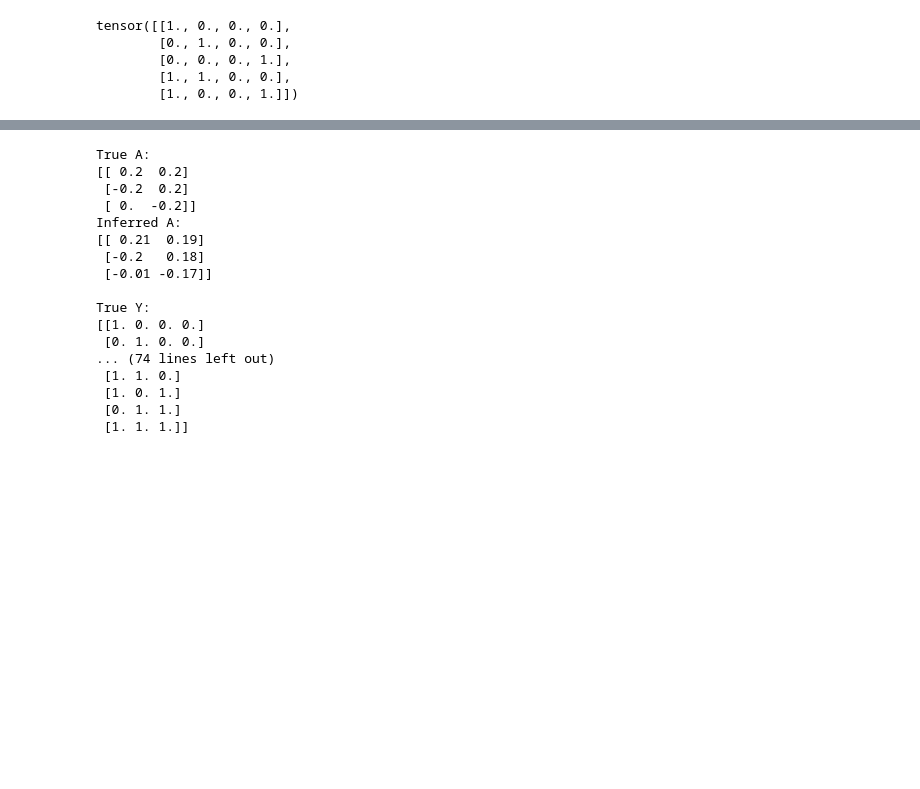
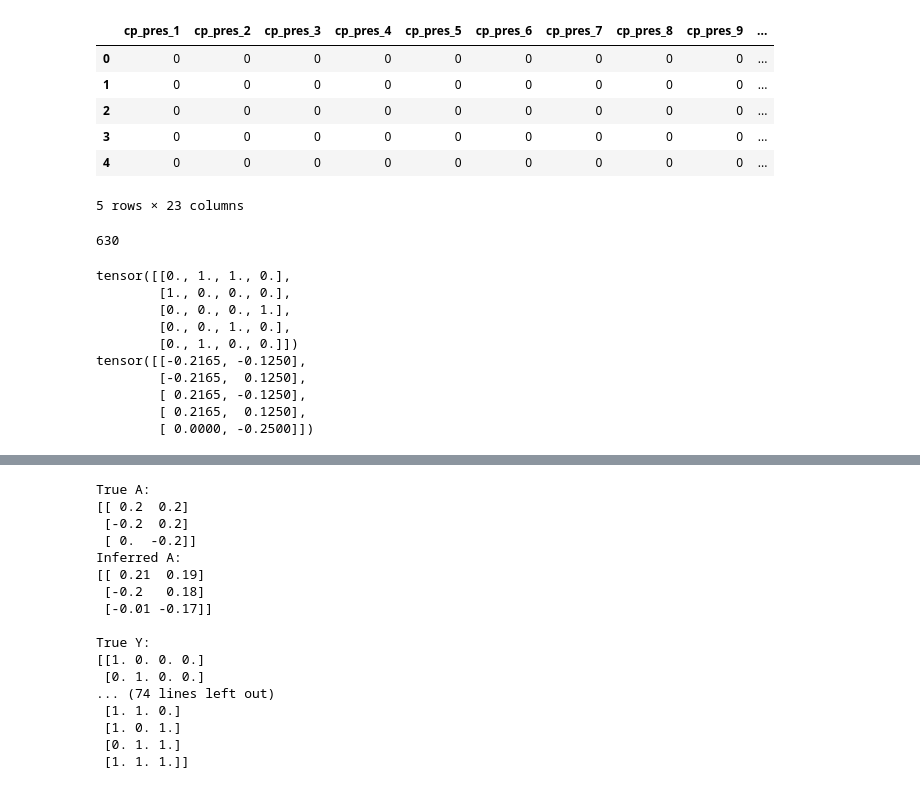
Before and after one commit to dkornai/IBP_method, a Jupyter notebook: test copy.ipynb, the cells around one changed output, grey strips where cells are left out. Saved outputs shown, nothing was run; the diff lists cells and outputs as text; code cells hidden in the pictures; blank space fills up the shorter version.

```diff
--- a/test copy.ipynb
+++ b/test copy.ipynb
@@ -561,0 +8,11 @@ F_dataset = torch.stack(F_dataset)
+# %%
+dataset = pd.read_excel('training_data.xlsx')
+dataset.head()
+# %% [output]
+|  | cp_pres_1 | cp_pres_2 | cp_pres_3 | cp_pres_4 | cp_pres_5 | cp_pres_6 | cp_pres_7 | cp_pres_8 | cp_pres_9 | ... |
+| 0 | 0 | 0 | 0 | 0 | 0 | 0 | 0 | 0 | 0 | ... |
+| 1 | 0 | 0 | 0 | 0 | 0 | 0 | 0 | 0 | 0 | ... |
+| 2 | 0 | 0 | 0 | 0 | 0 | 0 | 0 | 0 | 0 | ... |
+| 3 | 0 | 0 | 0 | 0 | 0 | 0 | 0 | 0 | 0 | ... |
+| 4 | 0 | 0 | 0 | 0 | 0 | 0 | 0 | 0 | 0 | ... |
+5 rows × 23 columns
@@ -562 +49,11 @@ F_dataset = torch.stack(F_dataset)
+# %%
+seq_1 = dataset['cp_pres_1'].to_list()
+seq_1 = [int(x) for x in seq_1]
+seq_1 = [x for x in seq_1 if x != 0]
+print(len(seq_1))
+seq_1 = seq_1[:200]
+
+X_dataset, F_dataset = generate_input_data(seq_1)
+# %% [output]
+630
 # %%
@@ -578,10 +75,16 @@ def add_noise_to_obs(X, F, F_noise_std = 0.01, lambd=0.98, epsilon=0.02):
 # %%
-X_dataset, F_dataset = add_noise_to_obs(X_dataset, F_dataset)
+# X_dataset, F_dataset = add_noise_to_obs(X_dataset, F_dataset)
 
 print(X_dataset[:5,])
+print(F_dataset[:5,])
 # %% [output]
-tensor([[1., 0., 0., 0.],
-        [0., 1., 0., 0.],
+tensor([[0., 1., 1., 0.],
+        [1., 0., 0., 0.],
         [0., 0., 0., 1.],
-        [1., 1., 0., 0.],
-        [1., 0., 0., 1.]])
+        [0., 0., 1., 0.],
+        [0., 1., 0., 0.]])
+tensor([[-0.2165, -0.1250],
+        [-0.2165,  0.1250],
+        [ 0.2165, -0.1250],
+        [ 0.2165,  0.1250],
+        [ 0.0000, -0.2500]])
```
Also changed, not shown: parts of 12 cells of this notebook, 1 other file.
